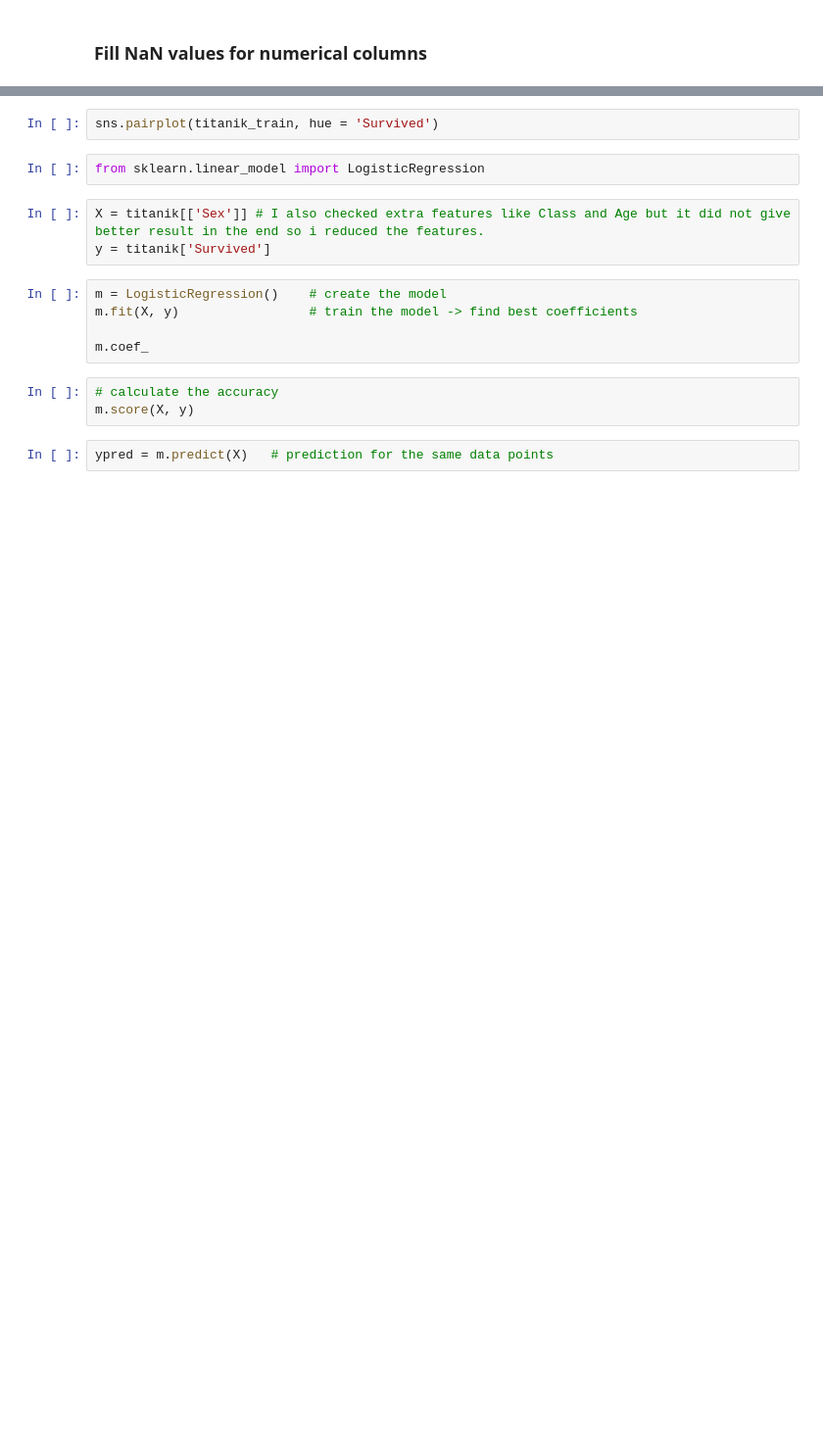
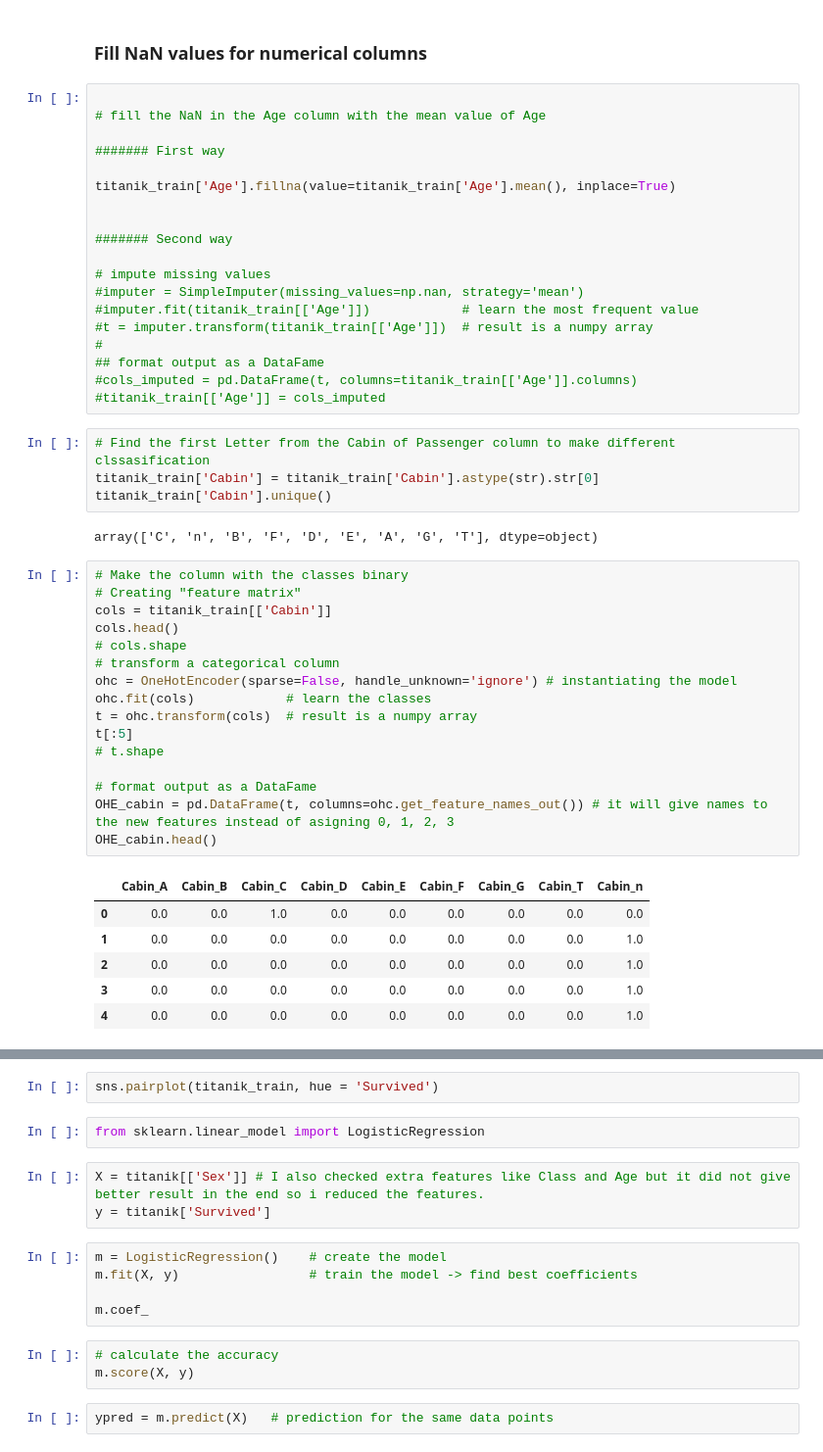
Before and after one commit to RosiNantis/Projects_from_Spiced_personal, a Jupyter notebook: Week_2/spiced_projects/Titanik_vers1.ipynb, the cells around one changed output, grey strips where cells are left out. Shown at 98% size. Cells and saved outputs as stored; diff of their text form; blank space fills up the shorter version.

```diff
--- a/Week_2/spiced_projects/Titanik_vers1.ipynb
+++ b/Week_2/spiced_projects/Titanik_vers1.ipynb
@@ -173,3 +180,51 @@ female           0
 dtype: int64
 # %% [markdown]
 ### Fill NaN values for numerical columns
+# %%
+
+# fill the NaN in the Age column with the mean value of Age
+
+####### First way
+
+titanik_train['Age'].fillna(value=titanik_train['Age'].mean(), inplace=True)
+
+
+####### Second way
+
+# impute missing values
+#imputer = SimpleImputer(missing_values=np.nan, strategy='mean')
+#imputer.fit(titanik_train[['Age']])            # learn the most frequent value
+#t = imputer.transform(titanik_train[['Age']])  # result is a numpy array
+#
+## format output as a DataFame
+#cols_imputed = pd.DataFrame(t, columns=titanik_train[['Age']].columns)
+#titanik_train[['Age']] = cols_imputed
+# %%
+# Find the first Letter from the Cabin of Passenger column to make different clssasification
+titanik_train['Cabin'] = titanik_train['Cabin'].astype(str).str[0]
+titanik_train['Cabin'].unique()
+# %% [output]
+array(['C', 'n', 'B', 'F', 'D', 'E', 'A', 'G', 'T'], dtype=object)
+# %%
+# Make the column with the classes binary
+# Creating "feature matrix"
+cols = titanik_train[['Cabin']]
+cols.head()
+# cols.shape
+# transform a categorical column
+ohc = OneHotEncoder(sparse=False, handle_unknown='ignore') # instantiating the model
+ohc.fit(cols)            # learn the classes
+t = ohc.transform(cols)  # result is a numpy array
+t[:5]
+# t.shape
+
+# format output as a DataFame
+OHE_cabin = pd.DataFrame(t, columns=ohc.get_feature_names_out()) # it will give names to the new features instead of asigning 0, 1, 2, 3
+OHE_cabin.head()
+# %% [output]
+|  | Cabin_A | Cabin_B | Cabin_C | Cabin_D | Cabin_E | Cabin_F | Cabin_G | Cabin_T | Cabin_n |
+| 0 | 0.0 | 0.0 | 1.0 | 0.0 | 0.0 | 0.0 | 0.0 | 0.0 | 0.0 |
+| 1 | 0.0 | 0.0 | 0.0 | 0.0 | 0.0 | 0.0 | 0.0 | 0.0 | 1.0 |
+| 2 | 0.0 | 0.0 | 0.0 | 0.0 | 0.0 | 0.0 | 0.0 | 0.0 | 1.0 |
+| 3 | 0.0 | 0.0 | 0.0 | 0.0 | 0.0 | 0.0 | 0.0 | 0.0 | 1.0 |
+| 4 | 0.0 | 0.0 | 0.0 | 0.0 | 0.0 | 0.0 | 0.0 | 0.0 | 1.0 |
```
Also changed, not shown: parts of 19 cells of this notebook, 1 other file.
